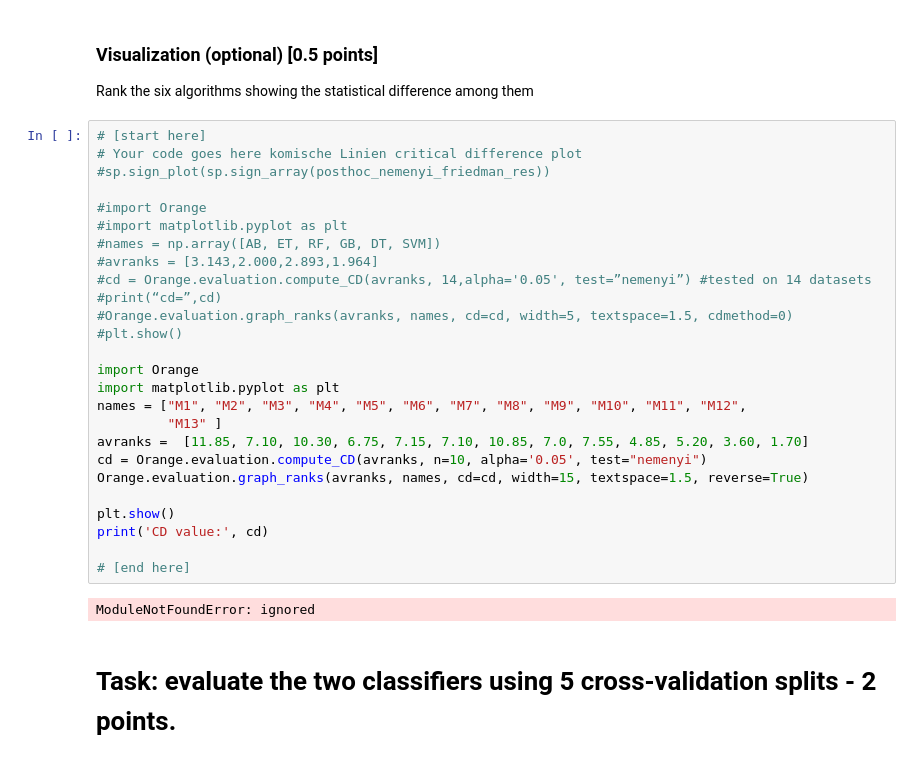
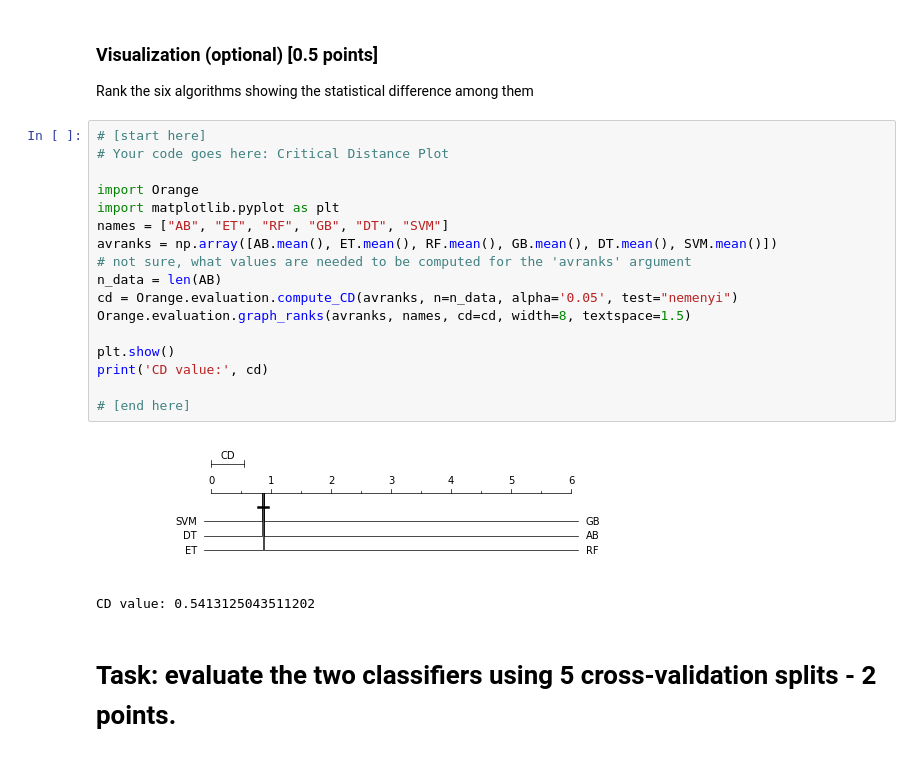
Before and after one commit to Marei33/xAutoML, a Jupyter notebook: xAutoML_2022_Evaluation_ML__Models_Marei_Freitag.ipynb, the cells around one changed output. Saved outputs shown, nothing was run; the diff lists cells and outputs as text.

```diff
--- a/xAutoML_2022_Evaluation_ML__Models_Marei_Freitag.ipynb
+++ b/xAutoML_2022_Evaluation_ML__Models_Marei_Freitag.ipynb
@@ -422,34 +420,26 @@ posthoc_nemenyi_friedman_res
 
 ### Visualization (optional) [0.5 points]
 Rank the six algorithms showing the statistical difference among them
-# %%
-# [start here]
-# Your code goes here komische Linien critical difference plot
-#sp.sign_plot(sp.sign_array(posthoc_nemenyi_friedman_res))
-
-#import Orange
-#import matplotlib.pyplot as plt
-#names = np.array([AB, ET, RF, GB, DT, SVM])
-#avranks = [3.143,2.000,2.893,1.964]
-#cd = Orange.evaluation.compute_CD(avranks, 14,alpha='0.05', test=”nemenyi”) #tested on 14 datasets
-#print(“cd=”,cd)
-#Orange.evaluation.graph_ranks(avranks, names, cd=cd, width=5, textspace=1.5, cdmethod=0)
-#plt.show()
-
-import Orange
-import matplotlib.pyplot as plt
-names = ["M1", "M2", "M3", "M4", "M5", "M6", "M7", "M8", "M9", "M10", "M11", "M12",
-         "M13" ]
-avranks =  [11.85, 7.10, 10.30, 6.75, 7.15, 7.10, 10.85, 7.0, 7.55, 4.85, 5.20, 3.60, 1.70]
-cd = Orange.evaluation.compute_CD(avranks, n=10, alpha='0.05', test="nemenyi")
-Orange.evaluation.graph_ranks(avranks, names, cd=cd, width=15, textspace=1.5, reverse=True)
-
-plt.show()
-print('CD value:', cd)
-
-# [end here]
-# %% [output]
-ModuleNotFoundError: ignored
+# %%
+# [start here]
+# Your code goes here: Critical Distance Plot
+
+import Orange
+import matplotlib.pyplot as plt
+names = ["AB", "ET", "RF", "GB", "DT", "SVM"]
+avranks = np.array([AB.mean(), ET.mean(), RF.mean(), GB.mean(), DT.mean(), SVM.mean()])
+# not sure, what values are needed to be computed for the 'avranks' argument
+n_data = len(AB)
+cd = Orange.evaluation.compute_CD(avranks, n=n_data, alpha='0.05', test="nemenyi")
+Orange.evaluation.graph_ranks(avranks, names, cd=cd, width=8, textspace=1.5)
+
+plt.show()
+print('CD value:', cd)
+
+# [end here]
+# %% [output]
+[figure, added]
+CD value: 0.5413125043511202
 # %% [markdown]
 # Task: evaluate the two classifiers using 5 cross-validation splits - 2 points.
 # %%
```
Also changed, not shown: parts of 5 cells of this notebook, 1 other file.
